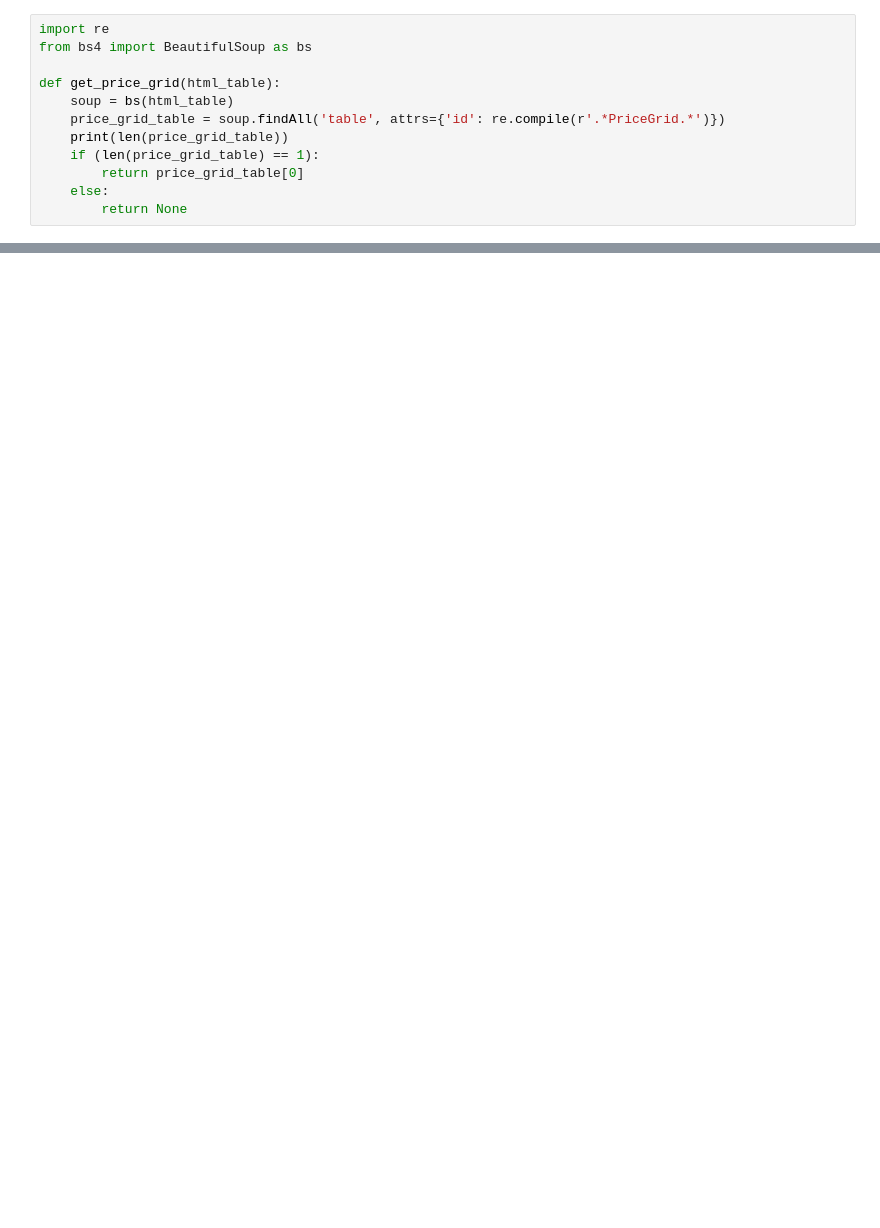
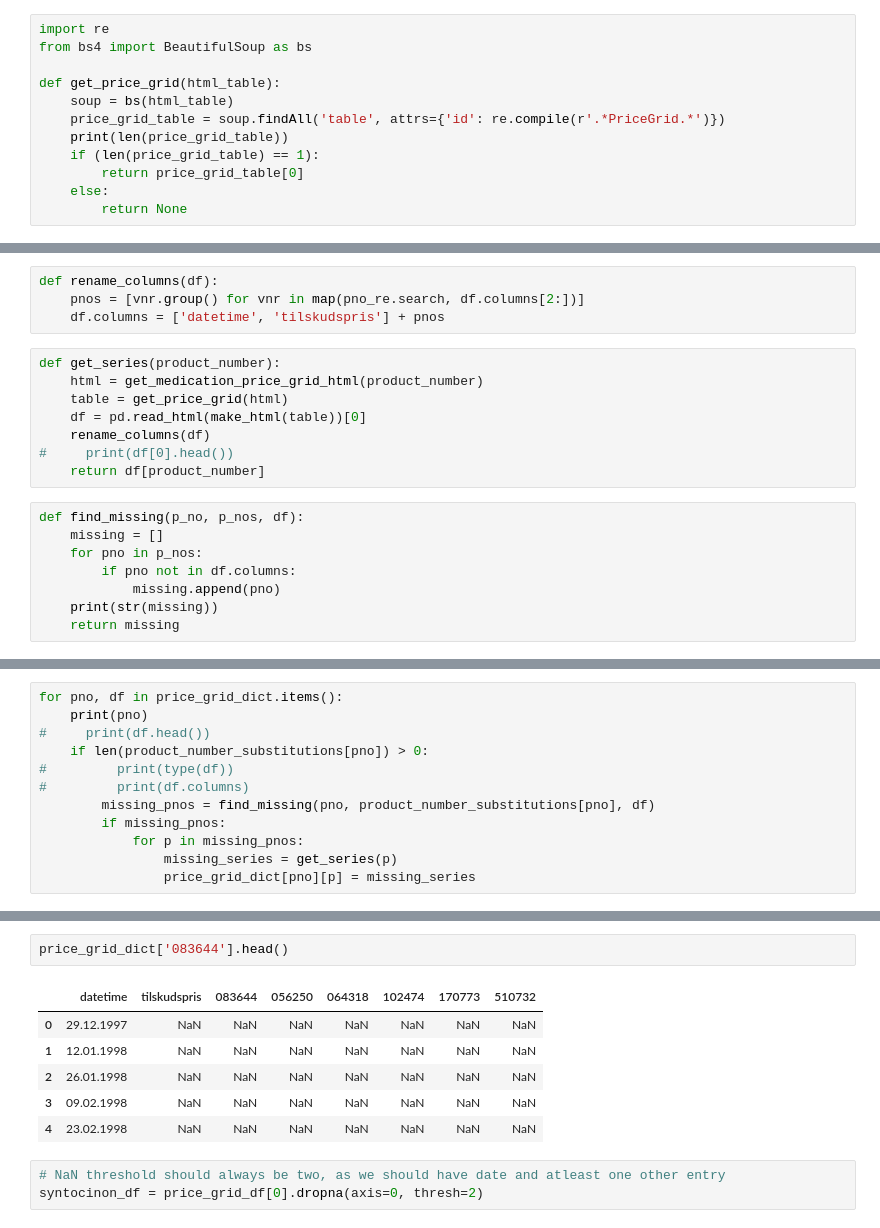
Before and after one commit to blackplague/sds2019, a Jupyter notebook: exam/sds2019_exam.ipynb, the cells around one changed output, grey strips where cells are left out. Saved outputs shown, nothing was run; the diff lists cells and outputs as text; blank space fills up the shorter version.

Commit message:
Add retries, check for already downloaded data, missing substitutions

```diff
--- a/exam/sds2019_exam.ipynb
+++ b/exam/sds2019_exam.ipynb
@@ -369,0 +469,20 @@ price_grid_df[0]
+# %%
+def rename_columns(df):
+    pnos = [vnr.group() for vnr in map(pno_re.search, df.columns[2:])]
+    df.columns = ['datetime', 'tilskudspris'] + pnos
+# %%
+def get_series(product_number):
+    html = get_medication_price_grid_html(product_number)
+    table = get_price_grid(html)
+    df = pd.read_html(make_html(table))[0]
+    rename_columns(df)
+#     print(df[0].head())
+    return df[product_number]
+# %%
+def find_missing(p_no, p_nos, df):
+    missing = []
+    for pno in p_nos:
+        if pno not in df.columns:
+            missing.append(pno)
+    print(str(missing))
+    return missing
@@ -369,0 +498,12 @@ price_grid_df[0]
+# %%
+for pno, df in price_grid_dict.items():
+    print(pno)
+#     print(df.head())
+    if len(product_number_substitutions[pno]) > 0:
+#         print(type(df))
+#         print(df.columns)
+        missing_pnos = find_missing(pno, product_number_substitutions[pno], df)
+        if missing_pnos:
+            for p in missing_pnos:
+                missing_series = get_series(p)
+                price_grid_dict[pno][p] = missing_series
@@ -369,0 +528,12 @@ price_grid_df[0]
+# %%
+price_grid_dict['083644'].head()
+# %% [output]
+|  | datetime | tilskudspris | 083644 | 056250 | 064318 | 102474 | 170773 | 510732 |
+| 0 | 29.12.1997 | NaN | NaN | NaN | NaN | NaN | NaN | NaN |
+| 1 | 12.01.1998 | NaN | NaN | NaN | NaN | NaN | NaN | NaN |
+| 2 | 26.01.1998 | NaN | NaN | NaN | NaN | NaN | NaN | NaN |
+| 3 | 09.02.1998 | NaN | NaN | NaN | NaN | NaN | NaN | NaN |
+| 4 | 23.02.1998 | NaN | NaN | NaN | NaN | NaN | NaN | NaN |
+# %%
+# NaN threshold should always be two, as we should have date and atleast one other entry
+syntocinon_df = price_grid_df[0].dropna(axis=0, thresh=2)
```
Also changed, not shown: parts of 46 cells of this notebook.
